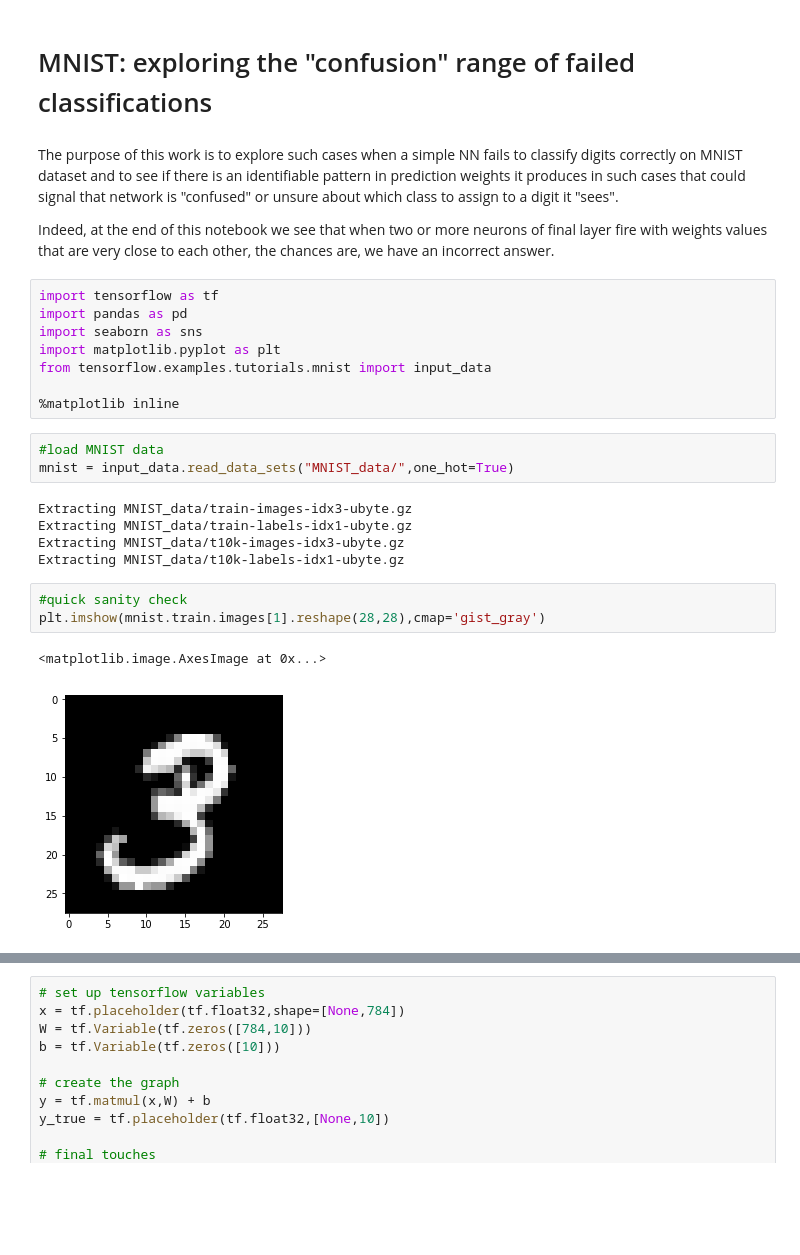
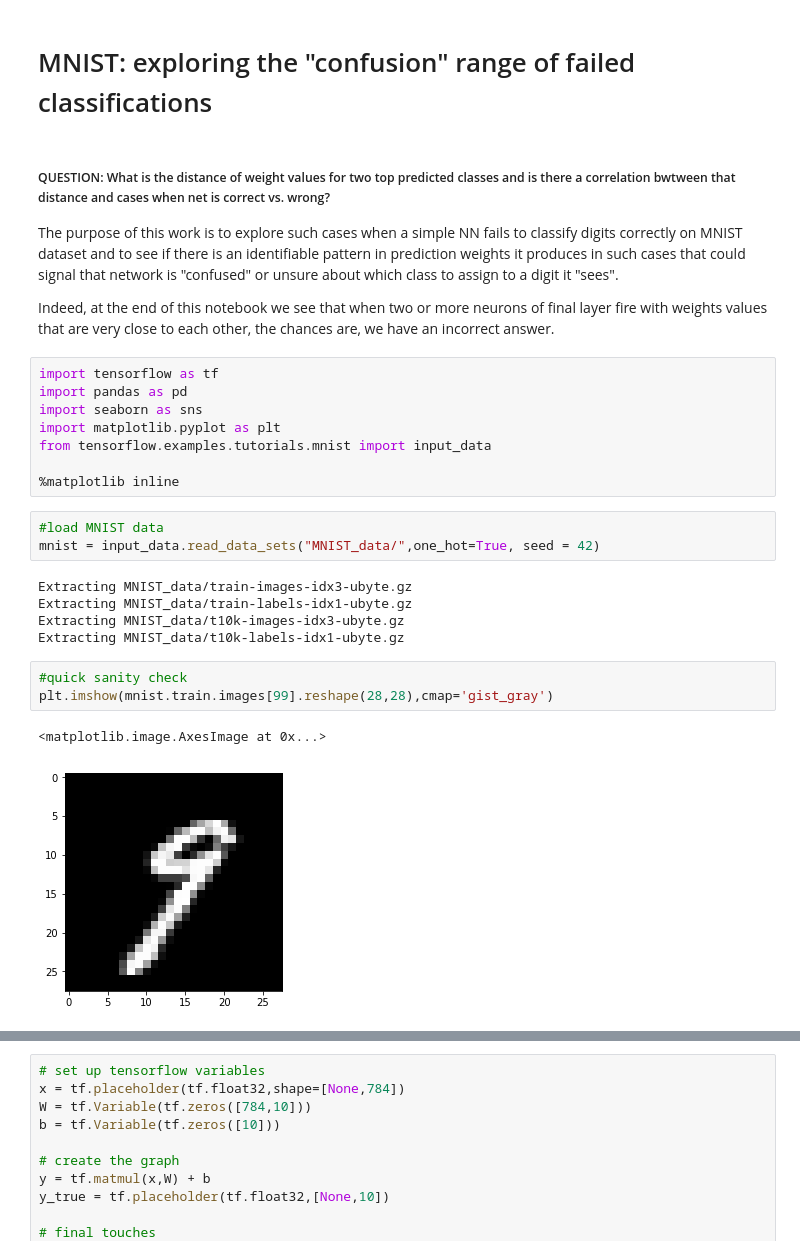
Before and after one commit to kevin11h/MNIST_pairwise_experiment, a Jupyter notebook: MNIST_confusion_range.ipynb, the cells around one changed output, grey strips where cells are left out. Cells and saved outputs as stored; diff of their text form; blank space fills up the shorter version.

```diff
--- a/MNIST_confusion_range.ipynb
+++ b/MNIST_confusion_range.ipynb
@@ -1,6 +1,8 @@
 # %% [markdown]
 # MNIST: exploring the "confusion" range of failed classifications
 # %% [markdown]
+ ##### QUESTION: What is the distance of weight values for two top predicted classes and is there a correlation bwtween that distance and cases when net is correct vs. wrong?
+
  The purpose of this work is to explore such cases when a simple NN fails to classify digits correctly on MNIST dataset and to see if there is an identifiable pattern in prediction weights it produces in such cases that could signal that network is "confused" or unsure about which class to assign to a digit it "sees".
 
  Indeed, at the end of this notebook we see that when two or more neurons of final layer fire with weights values that are very close to each other, the chances are, we have an incorrect answer.
@@ -14,7 +16,7 @@ from tensorflow.examples.tutorials.mnist import input_data
 %matplotlib inline
 # %%
 #load MNIST data
-mnist = input_data.read_data_sets("MNIST_data/",one_hot=True)
+mnist = input_data.read_data_sets("MNIST_data/",one_hot=True, seed = 42)
 # %% [output]
 Extracting MNIST_data/train-images-idx3-ubyte.gz
 Extracting MNIST_data/train-labels-idx1-ubyte.gz
@@ -22,7 +24,7 @@ Extracting MNIST_data/t10k-images-idx3-ubyte.gz
 Extracting MNIST_data/t10k-labels-idx1-ubyte.gz
 # %%
 #quick sanity check
-plt.imshow(mnist.train.images[1].reshape(28,28),cmap='gist_gray')
+plt.imshow(mnist.train.images[99].reshape(28,28),cmap='gist_gray')
 # %% [output]
 <matplotlib.image.AxesImage at 0x...>
-[figure, old version]
+[figure, new version]
```
Also changed, not shown: parts of 33 cells of this notebook.
